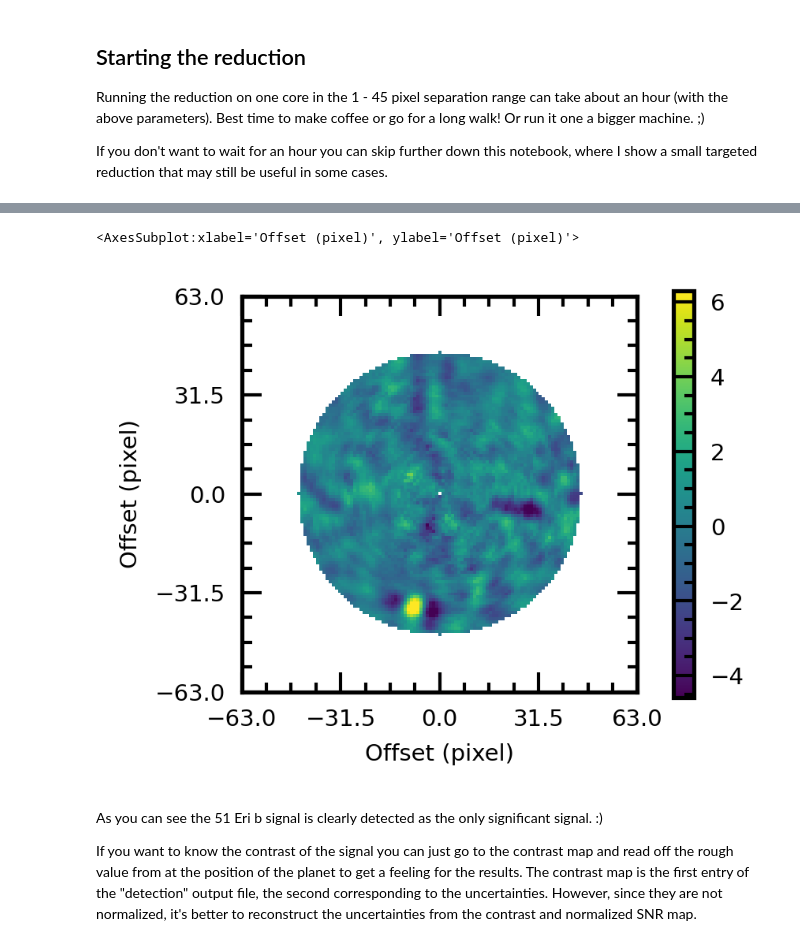
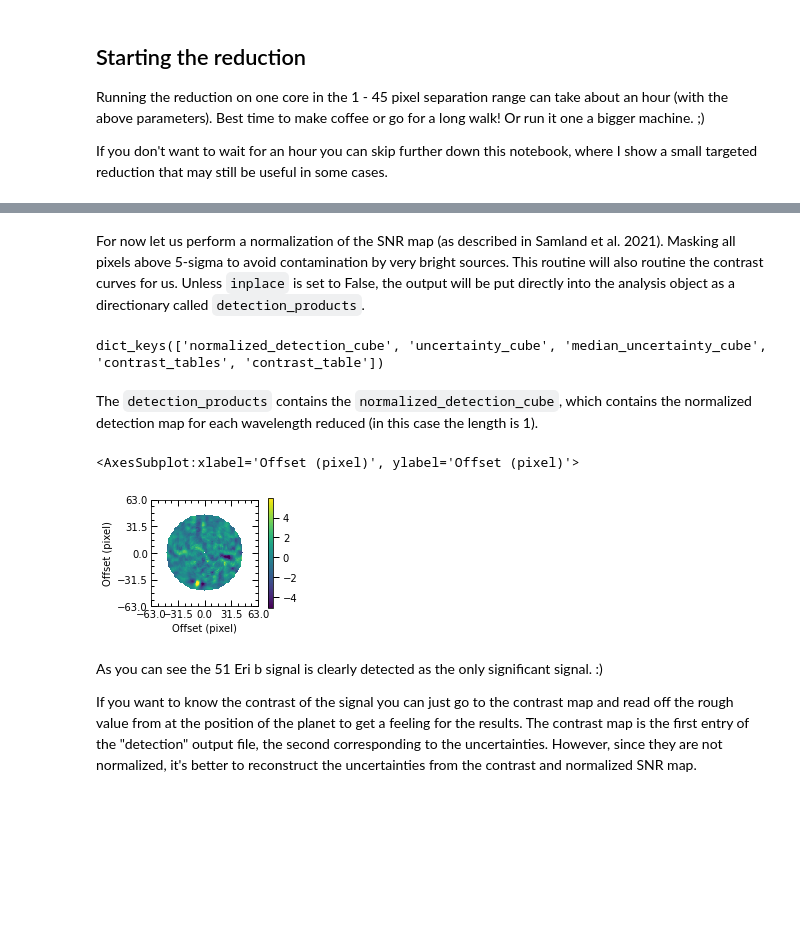
Before and after one commit to m-samland/trap, a Jupyter notebook: tutorial.ipynb, the cells around one changed output, grey strips where cells are left out. Saved outputs shown, nothing was run; the diff lists cells and outputs as text; code cells hidden in the pictures; blank space fills up the shorter version.

```diff
--- a/tutorial.ipynb
+++ b/tutorial.ipynb
@@ -164,0 +166,12 @@ normalized_detection_map = fits.getdata(
+# %%
+from trap.detection import DetectionAnalysis
+
+component_fraction = temporal_components_fraction[0]
+analysis = DetectionAnalysis()
+analysis.read_output(
+    component_fraction,
+    result_folder=reduction_parameters.result_folder,
+    reduction_type='temporal',
+    read_parameters=True)
+# %% [markdown]
+For now let us perform a normalization of the SNR map (as described in Samland et al. 2021). Masking all pixels above 5-sigma to avoid contamination by very bright sources. This routine will also routine the contrast curves for us. Unless `inplace` is set to False, the output will be put directly into the analysis object as a directionary called `detection_products`.
@@ -165,8 +182,14 @@ normalized_detection_map = fits.getdata(
+# %%
+analysis.detection_products.keys()
+# %% [output]
+dict_keys(['normalized_detection_cube', 'uncertainty_cube', 'median_uncertainty_cube', 'contrast_tables', 'contrast_table'])
+# %% [markdown]
+The `detection_products` contains the `normalized_detection_cube`, which contains the normalized detection map for each wavelength reduced (in this case the length is 1).
 # %%
-plot_scale(normalized_detection_map, relative_to_center=True)
+plot_scale(analysis.detection_products['normalized_detection_cube'][0], relative_to_center=True)
 # %% [output]
 <AxesSubplot:xlabel='Offset (pixel)', ylabel='Offset (pixel)'>
-[figure, old version]
+[figure, new version]
 # %% [markdown]
 As you can see the 51 Eri b signal is clearly detected as the only significant signal. :)
 
```
Also changed, not shown: parts of 14 cells of this notebook, 3 other files.
